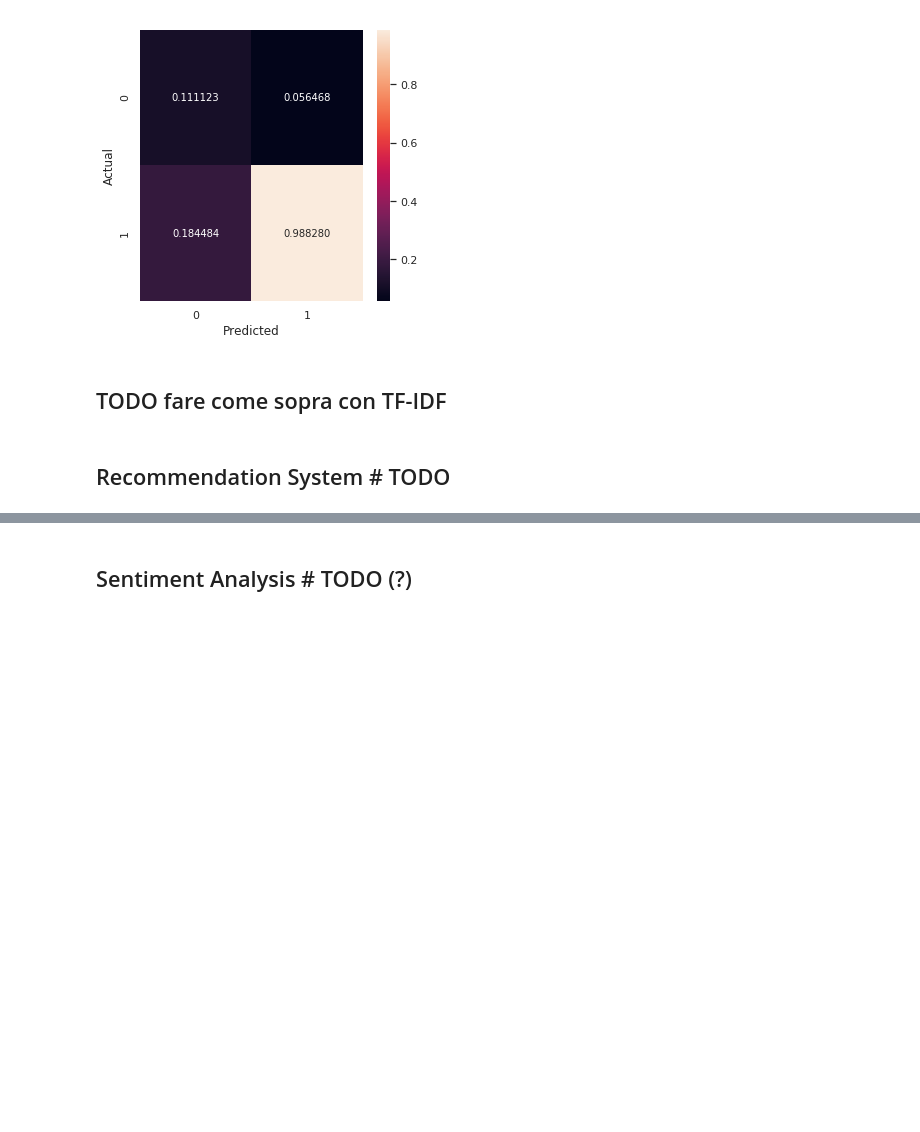
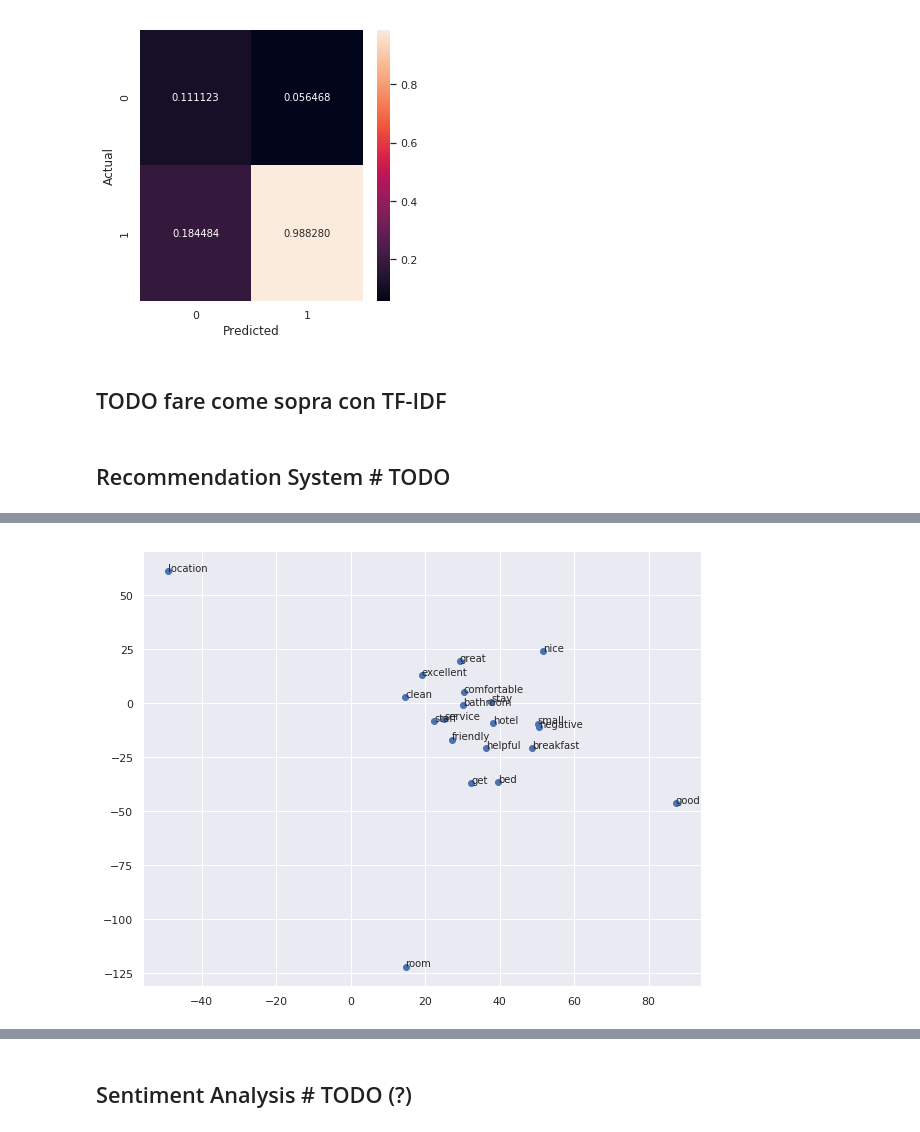
Before and after one commit to LuigiCerone/Hotel-Reviews-Data-Analysis, a Jupyter notebook: Hotel_Reviews_Copia_Lavoro_Giggi.ipynb, the cells around one changed output, grey strips where cells are left out. Saved outputs shown, nothing was run; the diff lists cells and outputs as text; code cells hidden in the pictures; blank space fills up the shorter version.

```diff
--- a/Hotel_Reviews_Copia_Lavoro_Giggi.ipynb
+++ b/Hotel_Reviews_Copia_Lavoro_Giggi.ipynb
@@ -1124,0 +1343,7 @@ References [gensim](https://www.kaggle.com/pierremegret/gensim-word2vec-tutorial
+# %%
+import collections
+word_freq = collections.defaultdict(int)
+for sent in sentences:
+    for i in sent:
+        word_freq[i] += 1
+len(word_freq)
@@ -1124,0 +1352,4 @@ References [gensim](https://www.kaggle.com/pierremegret/gensim-word2vec-tutorial
+# %%
+import operator
+sorted_with_freq = sorted(word_freq.items(),key=operator.itemgetter(1),reverse=True)
+sorted_with_freq[:10]
@@ -1124,0 +1367,4 @@ References [gensim](https://www.kaggle.com/pierremegret/gensim-word2vec-tutorial
+# %%
+v = sorted_with_freq[:10]
+for word,freq in v:
+    print(word)
@@ -1124,0 +1382,28 @@ References [gensim](https://www.kaggle.com/pierremegret/gensim-word2vec-tutorial
+# %%
+def plot_word(n):
+#     vocab = list(w2v_model.wv.vocab)
+#     X = w2v_model[vocab]
+    X = []
+    vocabulary_local = []
+    s = sorted_with_freq[:n]
+
+    for word,freq in s:
+        vec = w2v_model[word]
+        X.append(vec)
+
+        vocabulary_local.append(word)
+
+    tsne = TSNE(n_components=2)
+    X_tsne = tsne.fit_transform(X)
+    df = pd.DataFrame(X_tsne, index=vocabulary_local, columns=['x', 'y'])
+    fig = plt.figure(figsize=FIG_SIZE)
+    ax = fig.add_subplot(1, 1, 1)
+
+    ax.scatter(df['x'], df['y'])
+
+    for word, pos in df.iterrows():
+        ax.annotate(word, pos)
+    plt.show()
+plot_word(20) # Che senso ha il diagramma?
+# %% [output]
+[figure, added]
```
Also changed, not shown: parts of 35 cells of this notebook, 1 other file.
